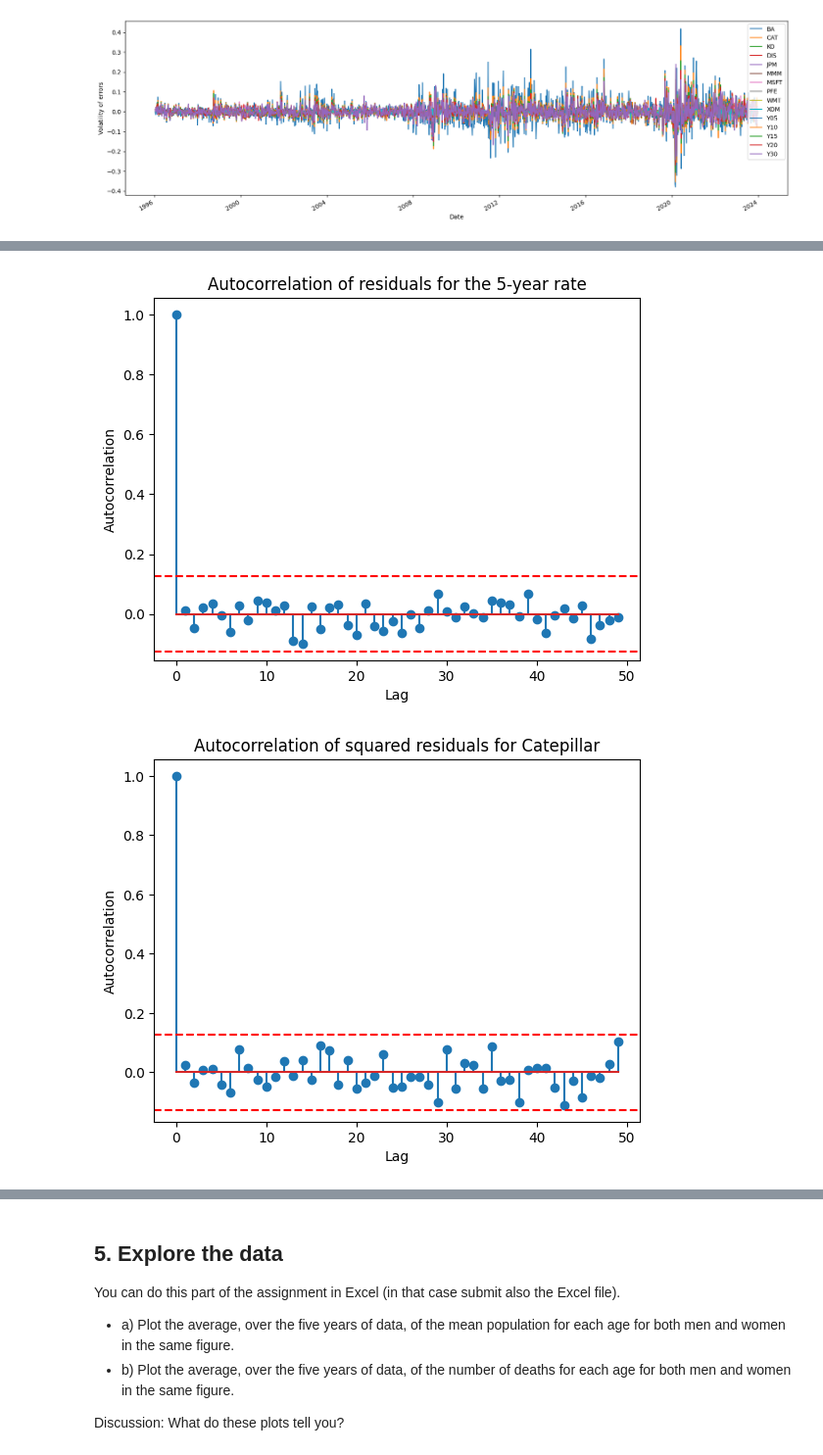
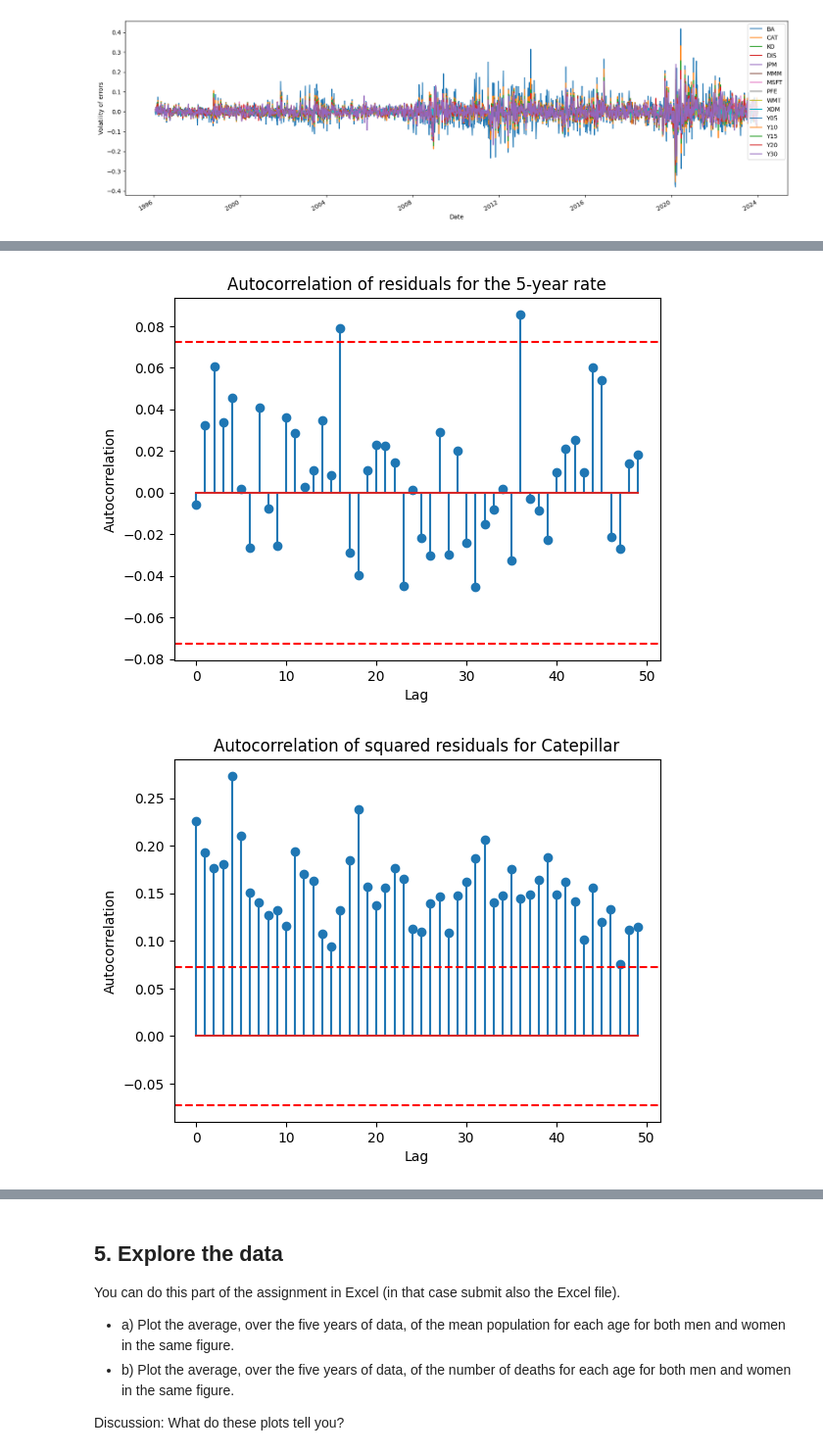
Before and after one commit to JohanHerbert/Lab2_ERM, a Jupyter notebook: Lab2_notebook.ipynb, the cells around one changed output, grey strips where cells are left out. Shown at 98% size. Saved outputs shown, nothing was run; the diff lists cells and outputs as text; code cells hidden in the pictures.

```diff
--- a/Lab2_notebook.ipynb
+++ b/Lab2_notebook.ipynb
@@ -75,7 +75,10 @@ TableDf
 | Maximum | 0.533614 | 0.269244 | 0.111502 | 0.163325 | 0.399379 | 0.160226 | 0.209799 | 0.133070 | 0.167702 | 0.154747 |
 # %%
 ## c
-AllAssetsLR= np.log(AllAssetsDf).diff().dropna()
+AllAssetsLR= np.log(AllAssetsDf).diff()
+AllAssetsLR = AllAssetsLR.dropna()
+
+
 
 corMat = AllAssetsLR.corr()*100
 plt.figure(figsize=(15, 8))
@@ -99,8 +102,8 @@ the vertical direction.
 # %%
 # a)
 oneVec = np.ones((AllAssetsLR.shape[0],1))
-M = np.concatenate((oneVec, AllAssetsLR.values), axis=1)[1:-1,]
-Y = AllAssetsLR.values[2:,:]
+M = np.concatenate((oneVec, AllAssetsLR.values), axis=1)[:-1,]
+Y = AllAssetsLR.values[1:,:]
 
 a = np.linalg.inv(M.T @ M) @ M.T @ Y
 
@@ -386,28 +392,27 @@ Discussion: What does a) tell you?
 def AutoCorrelationFunction(data, lags, plot = True):
     returnValues = np.zeros(lags)
 
-    for i in range(lags):
+    for i in range(1,lags+1):
         original = data[0:-(1+i)]
         lagged = data[i:-1]
         meanValue = np.mean(original)
         variance = np.var(original)
 
-        returnValues[i] = (1/len(original) * ((original - meanValue) @ (lagged - meanValue).T) )/variance
+        returnValues[i-1] = (1/len(original) * ((original - meanValue) @ (lagged - meanValue).T) )/variance
 
     return returnValues
 # %%
 lags = 50
 
-residuals = np.mean(X, axis=0)
-squaredResiduals = residuals**2
+squaredError = error ** 2
 
-ACFCatepillarResiduals = AutoCorrelationFunction(residuals[1,:].T, lags)
-ACFfiveYearResiduals = AutoCorrelationFunction(residuals[10,:].T, lags)
+ACFCatepillarResiduals = AutoCorrelationFunction(error[:,1], lags)
+ACFfiveYearResiduals = AutoCorrelationFunction(error[:,10], lags)
 
-ACFCatepillarSquareResiduals = AutoCorrelationFunction(squaredResiduals[1,:].T, lags)
-ACFfiveYearSsquareResiduals = AutoCorrelationFunction(squaredResiduals[10,:].T, lags)
+ACFCatepillarSquareResiduals = AutoCorrelationFunction(squaredError[:,1], lags)
+ACFfiveYearSsquareResiduals = AutoCorrelationFunction(squaredError[:,10], lags)
 
-conficenceBound = np.sqrt(2)*1.96 / np.sqrt(len(residuals[1,:]))
+conficenceBound = np.sqrt(2)*1.96 / np.sqrt(len(error[:,1]))
 fig, ax = plt.subplots()
 ax.stem(ACFCatepillarResiduals)
 ax.axhline(y=conficenceBound, color='r', linestyle='--')
@@ -417,7 +422,7 @@ ax.set_ylabel('Autocorrelation')
 ax.set_title('Autocorrelation of residuals for Catepillar')
 plt.show()
 
-conficenceBound = np.sqrt(2)*1.96 / np.sqrt(len(residuals[1,:]))
+conficenceBound = np.sqrt(2)*1.96 / np.sqrt(len(error[:,10]))
 fig, ax = plt.subplots()
 ax.stem(ACFfiveYearResiduals)
 ax.axhline(y=conficenceBound, color='r', linestyle='--')
@@ -427,7 +432,7 @@ ax.set_ylabel('Autocorrelation')
 ax.set_title('Autocorrelation of residuals for the 5-year rate')
 plt.show()
 
-conficenceBound = np.sqrt(2)*1.96 / np.sqrt(len(residuals[1,:]))
+conficenceBound = np.sqrt(2)*1.96 / np.sqrt(len(squaredError[:,1]))
 fig, ax = plt.subplots()
 ax.stem(ACFCatepillarSquareResiduals)
 ax.axhline(y=conficenceBound, color='r', linestyle='--')
@@ -437,7 +442,7 @@ ax.set_ylabel('Autocorrelation')
 ax.set_title('Autocorrelation of squared residuals for Catepillar')
 plt.show()
 
-conficenceBound = np.sqrt(2)*1.96 / np.sqrt(len(residuals[1,:]))
+conficenceBound = np.sqrt(2)*1.96 / np.sqrt(len(squaredError[:,10]))
 fig, ax = plt.subplots()
 ax.stem(ACFfiveYearSsquareResiduals)
 ax.axhline(y=conficenceBound, color='r', linestyle='--')
@@ -451,2 +456,2 @@ plt.show()
-[figure, old version]
+[figure, new version]
-[figure, old version]
+[figure, new version]
```
Also changed, not shown: parts of 25 cells of this notebook.
